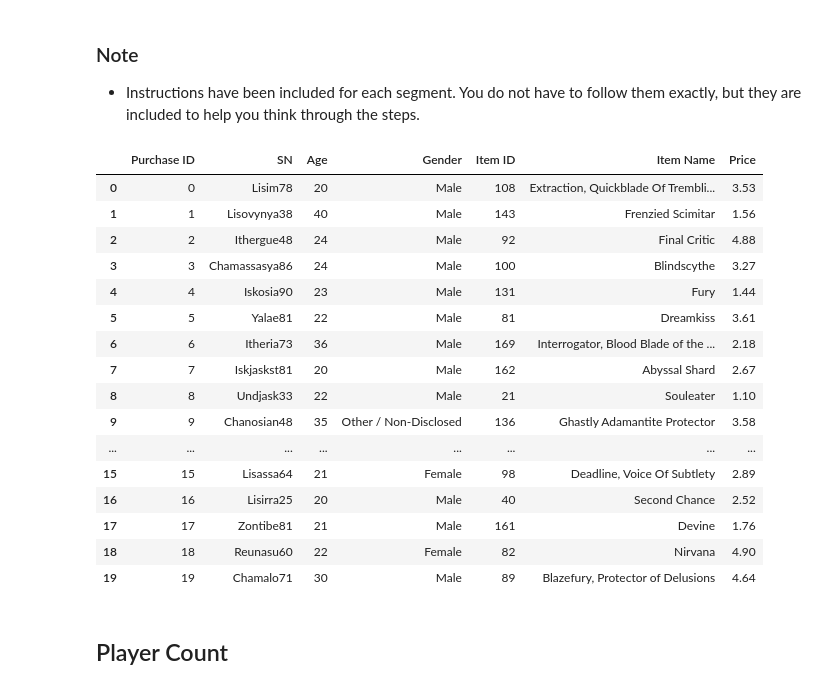
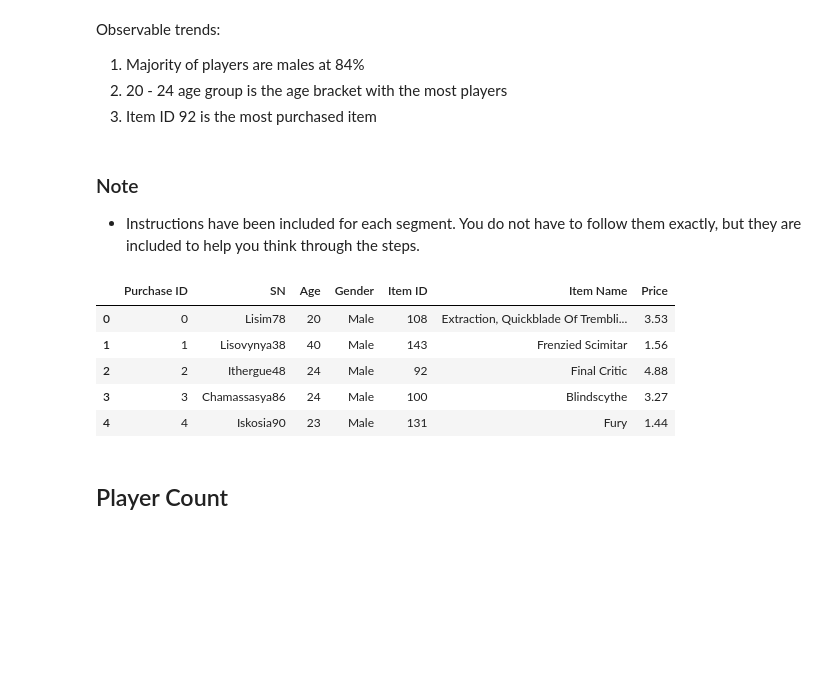
Before and after one commit to nikilee85/Pandas-challenge, a Jupyter notebook: HerousOfPymoli/HeroesOfPymoli_starter.ipynb, the cells around one changed output. Drawn from its saved outputs; the diff is of its cells as text; code cells hidden in the pictures; blank space fills up the shorter version.

```diff
--- a/HerousOfPymoli/HeroesOfPymoli_starter.ipynb
+++ b/HerousOfPymoli/HeroesOfPymoli_starter.ipynb
@@ -1,34 +1,29 @@
+# %% [markdown]
+Observable trends:
+
+1) Majority of players are males at 84%
+2) 20 - 24 age group is the age bracket with the most players
+3) Item ID 92 is the most purchased item
 # %% [markdown]
 ### Note
 * Instructions have been included for each segment. You do not have to follow them exactly, but they are included to help you think through the steps.
 # %%
 # Dependencies and Setup
 import pandas as pd
 
 # File to Load (Remember to Change These)
 hero_df = "purchase_data.csv"
 
 # Read Purchasing File and store into Pandas data frame
 purchase_data = pd.read_csv(hero_df)
-purchase_data.head(20)
+purchase_data.head()
 # %% [output]
 |  | Purchase ID | SN | Age | Gender | Item ID | Item Name | Price |
 | 0 | 0 | Lisim78 | 20 | Male | 108 | Extraction, Quickblade Of Trembli... | 3.53 |
 | 1 | 1 | Lisovynya38 | 40 | Male | 143 | Frenzied Scimitar | 1.56 |
 | 2 | 2 | Ithergue48 | 24 | Male | 92 | Final Critic | 4.88 |
 | 3 | 3 | Chamassasya86 | 24 | Male | 100 | Blindscythe | 3.27 |
 | 4 | 4 | Iskosia90 | 23 | Male | 131 | Fury | 1.44 |
-| 5 | 5 | Yalae81 | 22 | Male | 81 | Dreamkiss | 3.61 |
-| 6 | 6 | Itheria73 | 36 | Male | 169 | Interrogator, Blood Blade of the ... | 2.18 |
-| 7 | 7 | Iskjaskst81 | 20 | Male | 162 | Abyssal Shard | 2.67 |
-| 8 | 8 | Undjask33 | 22 | Male | 21 | Souleater | 1.10 |
-| 9 | 9 | Chanosian48 | 35 | Other / Non-Disclosed | 136 | Ghastly Adamantite Protector | 3.58 |
-| ... | ... | ... | ... | ... | ... | ... | ... |
-| 15 | 15 | Lisassa64 | 21 | Female | 98 | Deadline, Voice Of Subtlety | 2.89 |
-| 16 | 16 | Lisirra25 | 20 | Male | 40 | Second Chance | 2.52 |
-| 17 | 17 | Zontibe81 | 21 | Male | 161 | Devine | 1.76 |
-| 18 | 18 | Reunasu60 | 22 | Female | 82 | Nirvana | 4.90 |
-| 19 | 19 | Chamalo71 | 30 | Male | 89 | Blazefury, Protector of Delusions | 4.64 |
 # %% [markdown]
 ## Player Count
 # %% [markdown]
```
Also changed, not shown: parts of 3 cells of this notebook.
